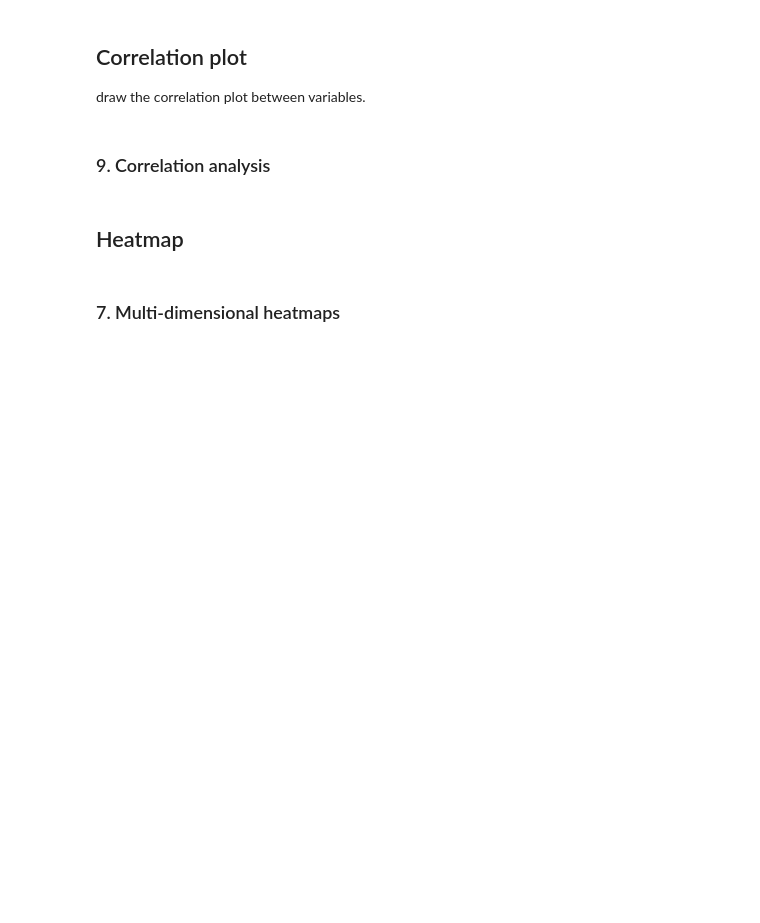
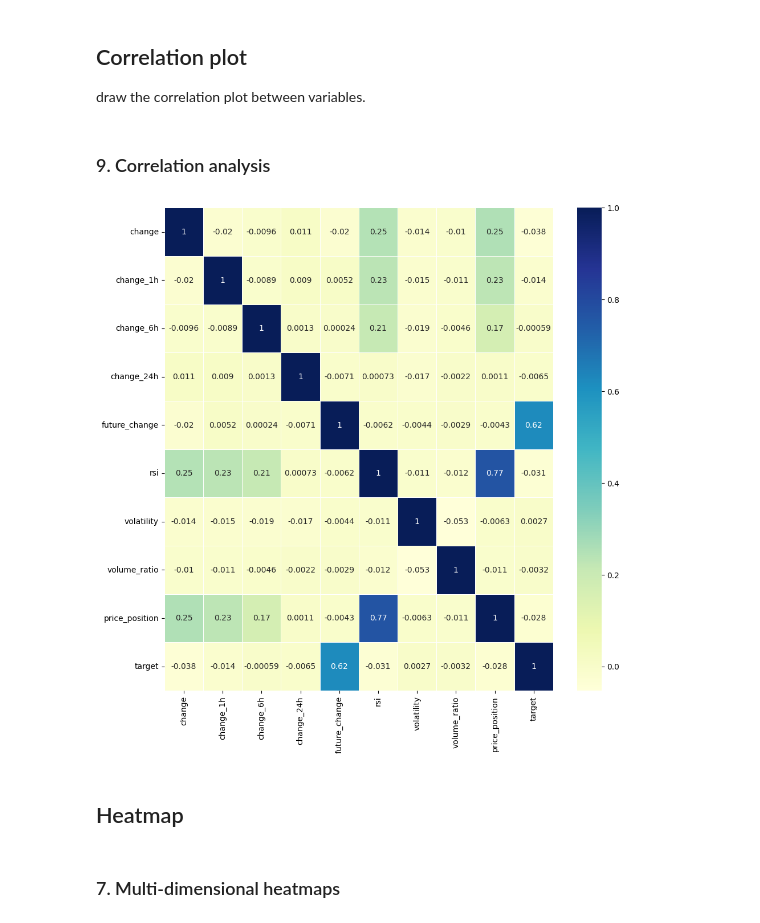
Before and after one commit to manhhungdt06/amazing-feature-engineering, a Jupyter notebook: 1_Demo_Data_Explore.ipynb, the cells around one changed output. Cells and saved outputs as stored; diff of their text form; code cells hidden in the pictures; blank space fills up the shorter version.

```diff
--- a/1_Demo_Data_Explore.ipynb
+++ b/1_Demo_Data_Explore.ipynb
@@ -167,9 +168,9 @@ draw the correlation plot between variables.
 # %% [markdown]
 ### 9. Correlation analysis
 # %%
-momentum_features = ['change', 'change_1d', 'change_3d', 'change_7d', 'future_change',
-                   'rsi', 'volatility', 'volume_ratio', 'price_position', 'target']
-explore.correlation_plot(data=data[momentum_features], output_path='./output/')
+explore.correlation_plot(data=data[processor.momentum_features], output_path='./output/')
+# %% [output]
+[figure, added]
 # %% [markdown]
 ## Heatmap
 # %% [markdown]
```
Also changed, not shown: parts of 15 cells of this notebook, 2 other files.
